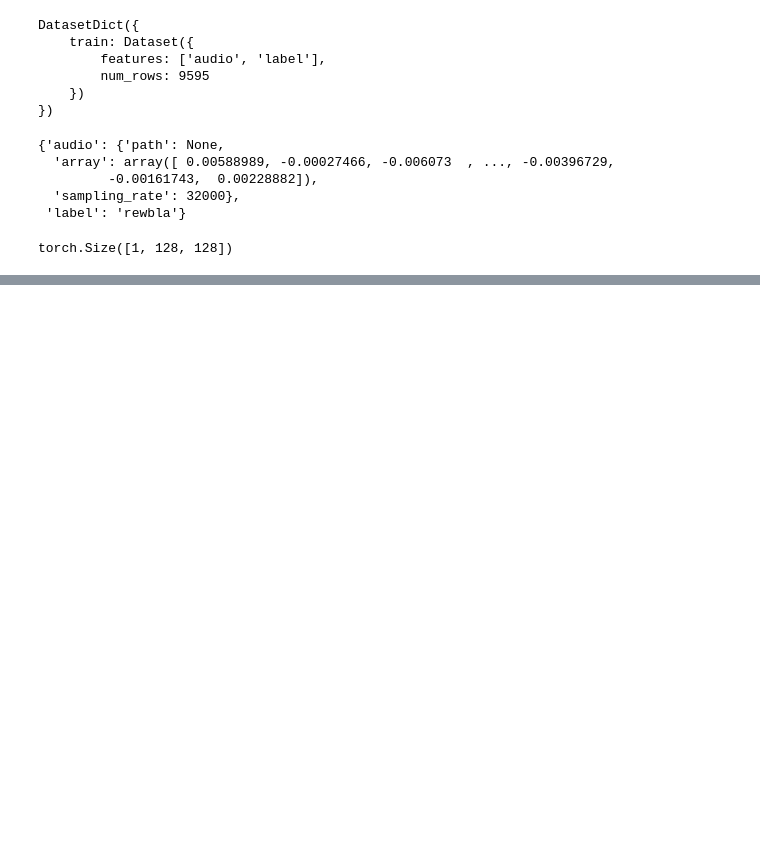
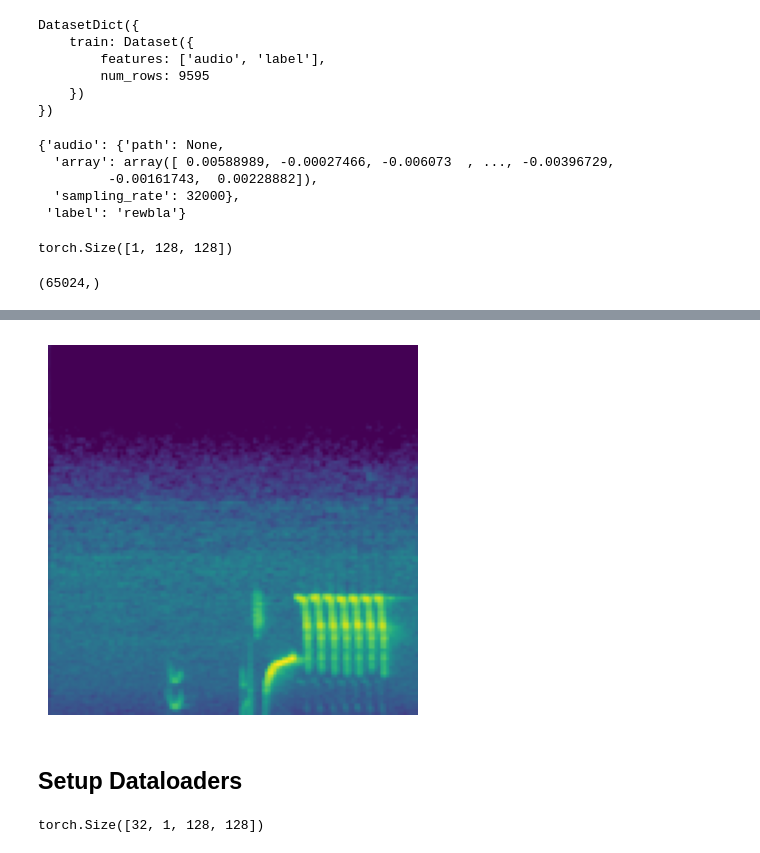
Before and after one commit to bachaudhry/foundations_to_stable_diffusion, a Jupyter notebook: simple_diffusion_audio_demo.ipynb, the cells around one changed output, grey strips where cells are left out. Cells and saved outputs as stored; diff of their text form; code cells hidden in the pictures; blank space fills up the shorter version.

Commit message:
Setup dataloaders

```diff
--- a/simple_diffusion_audio_demo.ipynb
+++ b/simple_diffusion_audio_demo.ipynb
@@ -147,2 +147,13 @@ tds[0][0].shape
 # %% [output]
 torch.Size([1, 128, 128])
+# %%
+# Visualize a random sample
+idx = random.randint(0, 1000)
+im = np.array((tds[idx][0][0]+0.5).clip(0, 1)*255)
+im = Image.fromarray(im.astype(np.uint8), mode='L')
+a = mel.image_to_audio(im)
+print(a.shape)
+show_image(im)
+display(Audio(a, rate=16000))
+# %% [output]
+(65024,)
@@ -148,0 +161,3 @@ torch.Size([1, 128, 128])
+[figure, added]
+# %% [markdown]
+## **Setup Dataloaders**
@@ -148,0 +172,5 @@ torch.Size([1, 128, 128])
+# %%
+batch = next(iter(dls.train))
+batch[0][0].shape
+# %% [output]
+torch.Size([32, 1, 128, 128])
```
Also changed, not shown: parts of 4 cells of this notebook.
